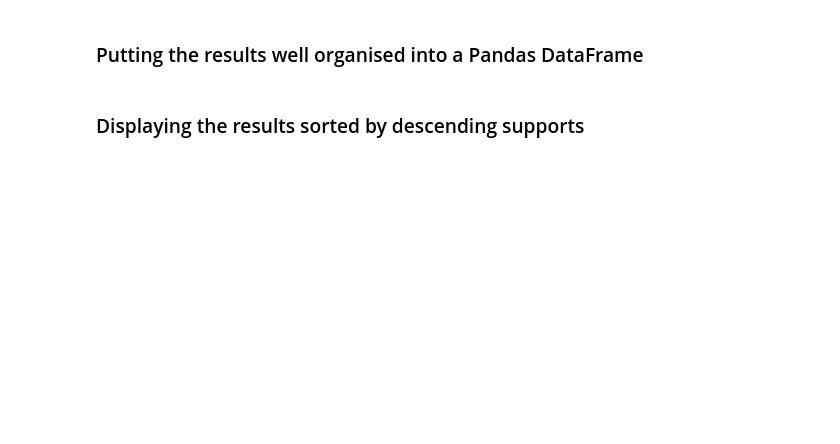
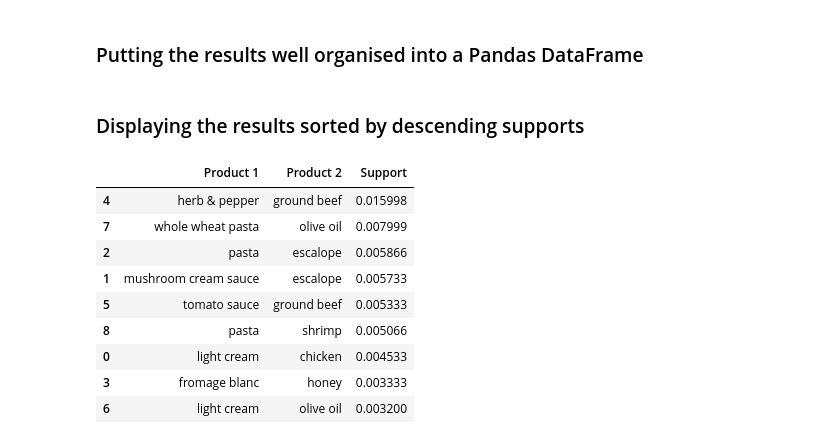
Before and after one commit to damianstone/ML-algorithms, a Jupyter notebook: 5-association-rule-learning/eclat/eclat.ipynb, the cells around one changed output. Cells and saved outputs as stored; diff of their text form; code cells hidden in the pictures; blank space fills up the shorter version.

```diff
--- a/5-association-rule-learning/eclat/eclat.ipynb
+++ b/5-association-rule-learning/eclat/eclat.ipynb
@@ -15,3 +15,14 @@ import matplotlib.pyplot as plt
 import pandas as pd
 # %% [markdown]
 ## Data Preprocessing
+# %%
+dataset = pd.read_csv("Market_Basket_Optimisation.csv", header=None)
+# num_rows = dataset.shape[0]
+# num_columns = dataset.shape[1]
+
+dataset = pd.read_csv('Market_Basket_Optimisation.csv', header = None)
+transactions = []
+for i in range(0, 7501):
+    transactions.append([str(dataset.values[i,j]) for j in range(0, 20)])
+
+transactions
@@ -18,6 +47,22 @@ import pandas as pd
 # %% [markdown]
 ## Training the Eclat model on the dataset
+# %%
+from apyori import apriori
+
+# min_support = 3 * 7 / 7501 = 0.0027
+# lengths = length of the rules, for this we just want a rule like "if buy A then B" (2 rules)
+rules = apriori(
+    transactions=transactions,
+    min_support=0.003,
+    min_confidence=0.2,
+    min_lift=3,
+    min_length=2,
+    max_length=2
+)
 # %% [markdown]
 ## Visualising the results
 # %% [markdown]
 ### Displaying the first results coming directly from the output of the apriori function
+# %%
+results = list(rules)
+results
@@ -24,4 +79,26 @@ import pandas as pd
 # %% [markdown]
 ### Putting the results well organised into a Pandas DataFrame
+# %%
+def inspect(results):
+    lhs         = [tuple(result[2][0][0])[0] for result in results]
+    rhs         = [tuple(result[2][0][1])[0] for result in results]
+    supports    = [result[1] for result in results]
+
+    return list(zip(lhs, rhs, supports))
+
+resultsinDataFrame = pd.DataFrame(inspect(results), columns = ['Product 1', 'Product 2', 'Support'])
 # %% [markdown]
 ### Displaying the results sorted by descending supports
+# %%
+resultsinDataFrame.nlargest(n=10, columns="Support")
+# %% [output]
+|  | Product 1 | Product 2 | Support |
+| 4 | herb & pepper | ground beef | 0.015998 |
+| 7 | whole wheat pasta | olive oil | 0.007999 |
+| 2 | pasta | escalope | 0.005866 |
+| 1 | mushroom cream sauce | escalope | 0.005733 |
+| 5 | tomato sauce | ground beef | 0.005333 |
+| 8 | pasta | shrimp | 0.005066 |
+| 0 | light cream | chicken | 0.004533 |
+| 3 | fromage blanc | honey | 0.003333 |
+| 6 | light cream | olive oil | 0.003200 |
```
Also changed, not shown: parts of 2 cells of this notebook, 4 other files.
